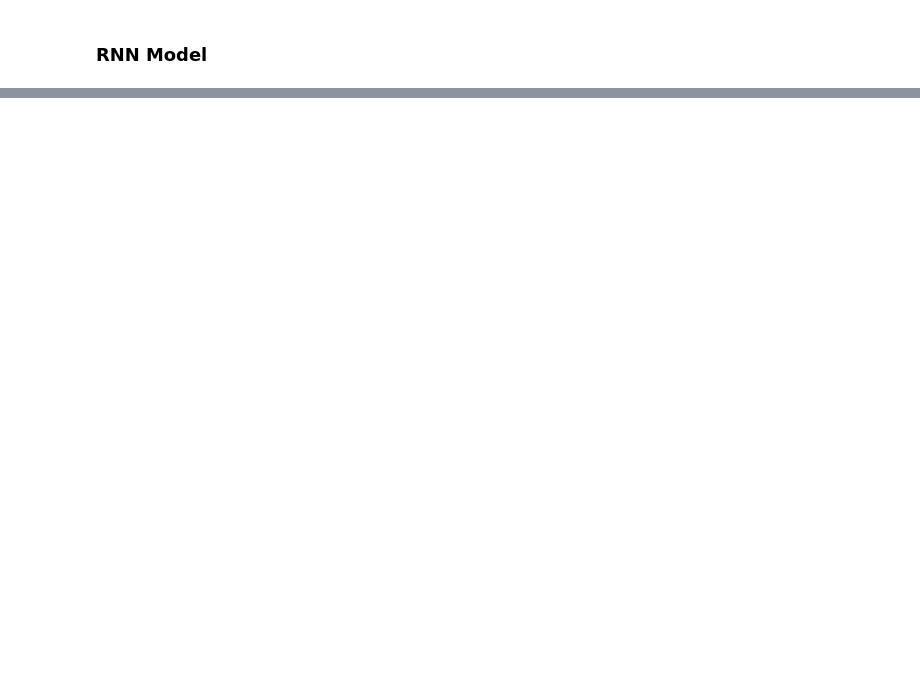
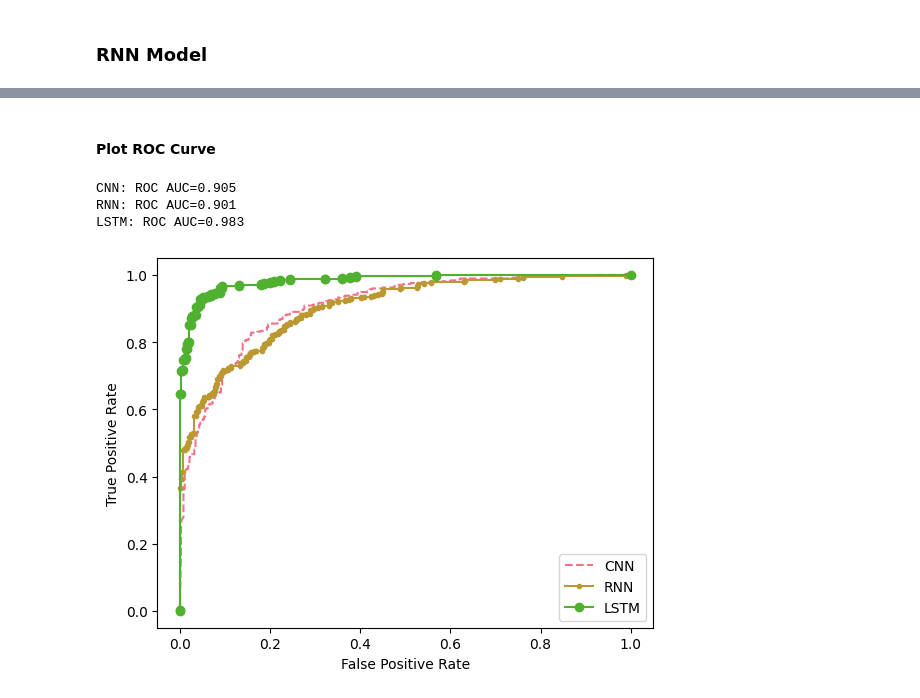
Before and after one commit to ennovak/AI-Detection-LLM, a Jupyter notebook: Emily_Novak_Project_2.ipynb, the cells around one changed output, grey strips where cells are left out. Cells and saved outputs as stored; diff of their text form; code cells hidden in the pictures; blank space fills up the shorter version.

Commit message:
Finalized Colab notebook for model training and testing

```diff
--- a/Emily_Novak_Project_2.ipynb
+++ b/Emily_Novak_Project_2.ipynb
@@ -1149,0 +1391,9 @@ cnn_model = w2v_cnn_model
+# %%
+# Define and fit final RNN model
+rnn_model = w2v_rnn_model
+
+rnn_model.fit(train_loader, epochs=10, verbose=1)
+
+# Evalute
+rnn_loss, rnn_acc = rnn_model.evaluate(x_val_loader, verbose=0)
+print("Final RNN Model training complete!")
@@ -1149,0 +1607,9 @@ cnn_model = w2v_cnn_model
+# %%
+# Define and fit final LSTM model
+lstm_model = w2v_lstm_model
+
+lstm_model.fit(train_loader, epochs=10, verbose=1)
+
+# Evalute
+lstm_loss, lstm_acc = lstm_model.evaluate(x_val_loader, verbose=0)
+print("Final LSTM Model training complete!")
@@ -1149,0 +1709,46 @@ cnn_model = w2v_cnn_model
+# %% [markdown]
+#### Plot ROC Curve
+# %%
+from tkinter.constants import Y
+import matplotlib.pyplot as plt
+# roc curve and auc
+from sklearn.metrics import roc_curve
+from sklearn.metrics import roc_auc_score
+
+# take predicted probabilities from previous cell
+cnn_probs = cnn_predictions_prob
+rnn_probs = rnn_predictions_prob
+lstm_probs = lstm_predictions_prob
+
+# calculate scores
+cnn_auc = roc_auc_score(y_val, cnn_probs)
+rnn_auc = roc_auc_score(y_val, rnn_probs)
+lstm_auc = roc_auc_score(y_val, lstm_probs)
+
+# summarize scores
+print('CNN: ROC AUC=%.3f' % (cnn_auc))
+print('RNN: ROC AUC=%.3f' % (rnn_auc))
+print('LSTM: ROC AUC=%.3f' % (lstm_auc))
+
+# calculate roc curves
+cnn_fpr, cnn_tpr, _ = roc_curve(y_val, cnn_probs)
+rnn_fpr, rnn_tpr, _ = roc_curve(y_val, rnn_probs)
+lstm_fpr, lstm_tpr, _ = roc_curve(y_val, lstm_probs)
+
+# plot the roc curve for the models
+plt.plot(cnn_fpr, cnn_tpr, linestyle='--', label='CNN')
+plt.plot(rnn_fpr, rnn_tpr, marker='.', label='RNN')
+plt.plot(lstm_fpr, lstm_tpr, marker='o', label='LSTM')
+
+# axis labels
+plt.xlabel('False Positive Rate')
+plt.ylabel('True Positive Rate')
+# show the legend
+plt.legend()
+# show the plot
+plt.show()
+# %% [output]
+CNN: ROC AUC=0.905
+RNN: ROC AUC=0.901
+LSTM: ROC AUC=0.983
+[figure, added]
```
Also changed, not shown: parts of 52 cells of this notebook.
